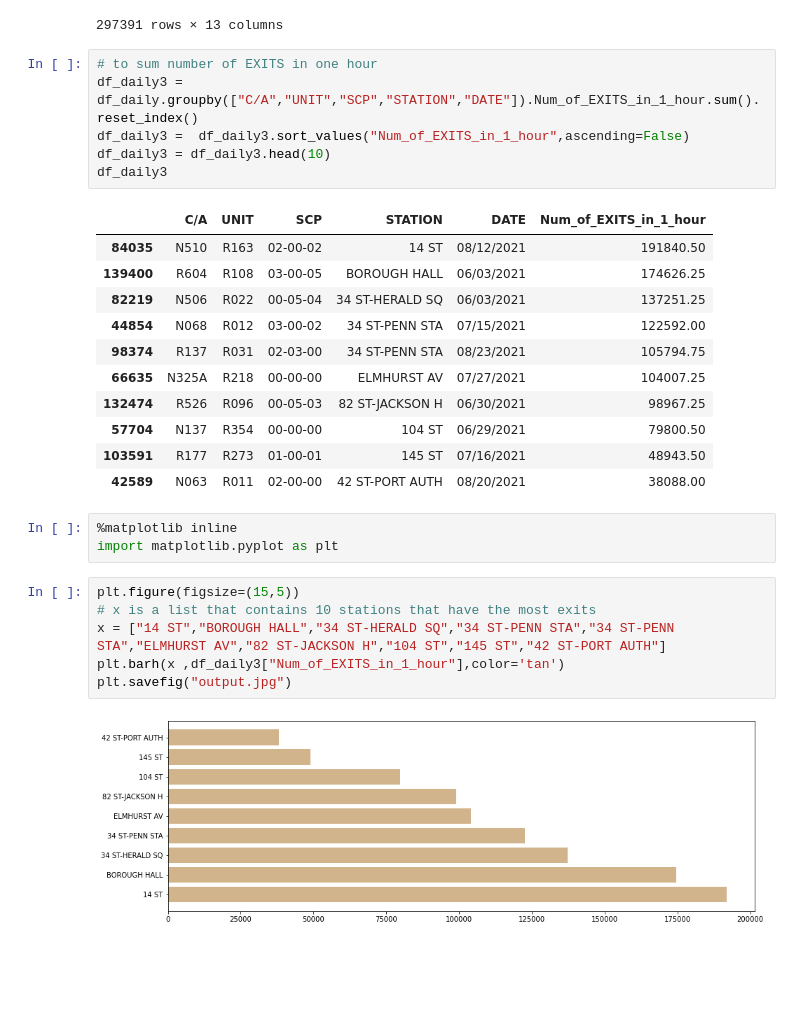
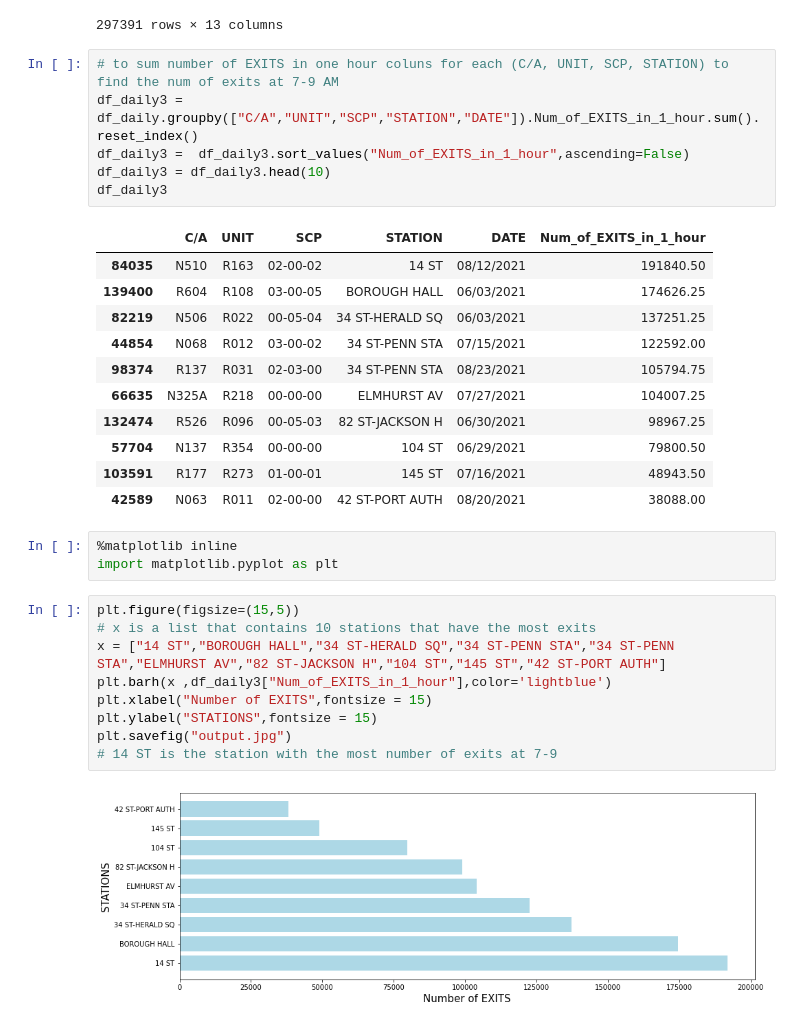
Before and after one commit to FatimahAbdullah99/Bootcamp_T5_Fatimah, a Jupyter notebook: MAT (1).ipynb, the cells around one changed output. Drawn from its saved outputs; the diff is of its cells as text; blank space fills up the shorter version.

```diff
--- a/MAT (1).ipynb
+++ b/MAT (1).ipynb
@@ -334,7 +334,7 @@ df_daily.sort_values("DATE",ascending=False)
 | 4 | A002 | R051 | 02-00-00 | 59 ST | 05/31/2021 | 08:00:00 | 2590573 | 2590493.0 | 80.0 | ... |
 297391 rows × 13 columns
 # %%
-# to sum number of EXITS in one hour
+# to sum number of EXITS in one hour coluns for each (C/A, UNIT, SCP, STATION) to find the num of exits at 7-9 AM
 df_daily3 = df_daily.groupby(["C/A","UNIT","SCP","STATION","DATE"]).Num_of_EXITS_in_1_hour.sum().reset_index()
 df_daily3 =  df_daily3.sort_values("Num_of_EXITS_in_1_hour",ascending=False)
 df_daily3 = df_daily3.head(10)
@@ -357,8 +357,11 @@ import matplotlib.pyplot as plt
 # %%
 plt.figure(figsize=(15,5))
 # x is a list that contains 10 stations that have the most exits
 x = ["14 ST","BOROUGH HALL","34 ST-HERALD SQ","34 ST-PENN STA","34 ST-PENN STA","ELMHURST AV","82 ST-JACKSON H","104 ST","145 ST","42 ST-PORT AUTH"]
-plt.barh(x ,df_daily3["Num_of_EXITS_in_1_hour"],color='tan')
+plt.barh(x ,df_daily3["Num_of_EXITS_in_1_hour"],color='lightblue')
+plt.xlabel("Number of EXITS",fontsize = 15)
+plt.ylabel("STATIONS",fontsize = 15)
 plt.savefig("output.jpg")
+# 14 ST is the station with the most number of exits at 7-9
 # %% [output]
-[figure, old version]
+[figure, new version]
```
Also changed, not shown: parts of 1 cell of this notebook, 1 other file.
